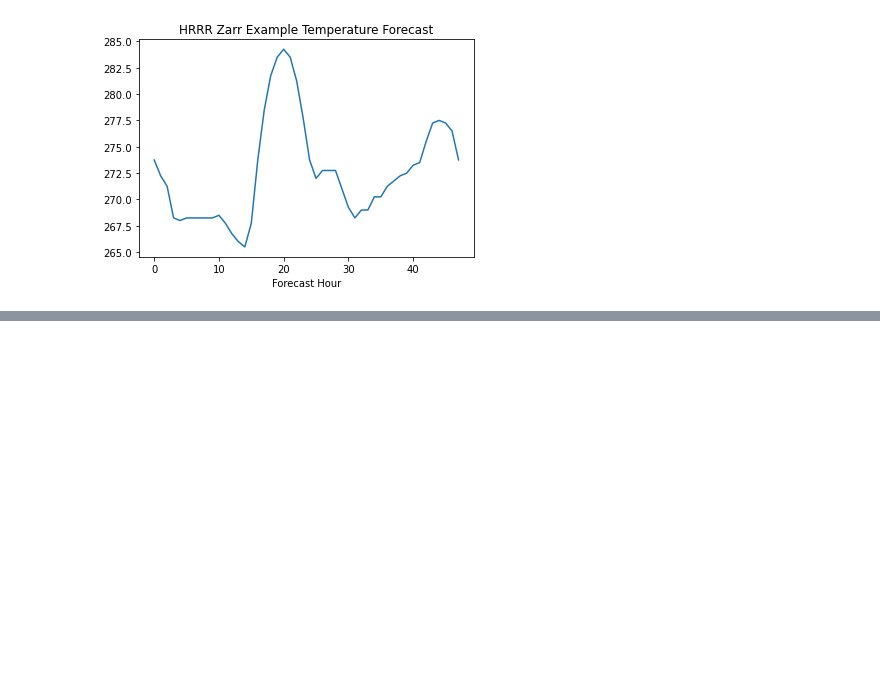
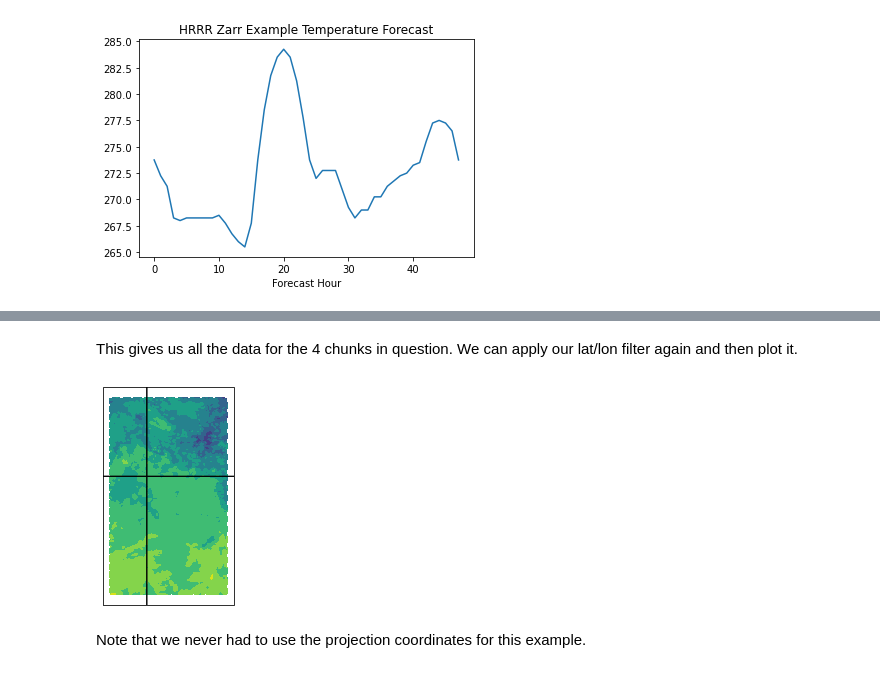
Before and after one commit to adair-kovac/examples, a Jupyter notebook: hrrr_zarr_lat_lon_file_improvements.ipynb, the cells around one changed output, grey strips where cells are left out. Drawn from its saved outputs; the diff is of its cells as text; code cells hidden in the pictures; blank space fills up the shorter version.

Commit message:
Adding chunk_id to the enhanced file + example of getting data from a lat/lon region by the chunks.

```diff
--- a/hrrr_zarr_lat_lon_file_improvements.ipynb
+++ b/hrrr_zarr_lat_lon_file_improvements.ipynb
@@ -187,0 +238,4 @@ plt.plot(slc_forecast)
+# %%
+ds = xr.open_dataset("HRRR_chunk_index.h5", engine="scipy")
+area = ds.where(check_boundaries, drop=True)
+area
@@ -187,0 +262,5 @@ plt.plot(slc_forecast)
+# %%
+chunk_ids = area.chunk_id.fillna(None).values.flatten()
+chunk_ids = chunk_ids[chunk_ids != None]
+chunk_ids = np.unique(chunk_ids)
+chunk_ids
@@ -187,0 +273,24 @@ plt.plot(slc_forecast)
+# %%
+%%time
+def get_chunk_data(chunk_id):
+    root_path = "sfc/20210108/20210108_00z_anl.zarr/surface/TMP/surface/TMP/"
+    url = root_path + chunk_id
+    obj = s3.Object('hrrrzarr', url)
+    obj = obj.get()['Body'].read()
+    array = decompress_analysis_chunk(obj)
+    return array
+
+def decompress_analysis_chunk(data, dtype="<f2"):
+    buffer = ncd.blosc.decompress(data)
+    chunk = np.frombuffer(buffer, dtype=dtype)
+    data_array = np.reshape(chunk, (150, 150))
+    return data_array
+
+def get_chunk_with_grid(chunk_id):
+    chunk_xarray = ds.where(lambda x: x.chunk_id == chunk_id, drop=True)
+    chunk_xarray["TMP"] = (("y", "x"), get_chunk_data(chunk_id))
+    return chunk_xarray
+
+chunks = [get_chunk_with_grid(chunk_id) for chunk_id in chunk_ids]
+data = xr.merge(chunks)
+print(data)
@@ -187,0 +316,18 @@ plt.plot(slc_forecast)
+# %% [markdown]
+This gives us all the data for the 4 chunks in question. We can apply our lat/lon filter again and then plot it.
+# %%
+import matplotlib.pyplot as plt
+import cartopy.crs as ccrs
+import cartopy.feature as cfeature
+
+temp_in_region = data.where(check_boundaries, drop=True)
+
+ax = plt.axes(projection=ccrs.PlateCarree())
+ax.contourf(temp_in_region.longitude, temp_in_region.latitude, temp_in_region.TMP)
+ax.add_feature(cfeature.STATES)
+
+plt.show()
+# %% [output]
+[figure, added]
+# %% [markdown]
+Note that we never had to use the projection coordinates for this example.
```
Also changed, not shown: parts of 17 cells of this notebook.
